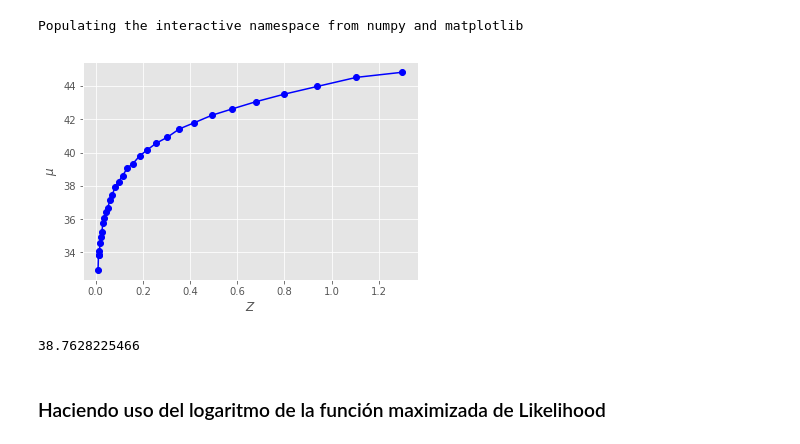
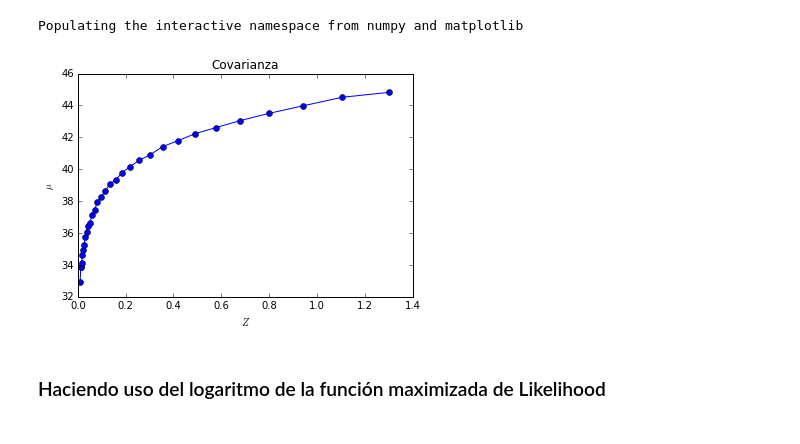
Before and after one commit to CosmoStats/cosmostats2018-jzsmoreno, a Jupyter notebook: Sep/CHubble.ipynb, the cells around one changed output. Saved outputs shown, nothing was run; the diff lists cells and outputs as text; code cells hidden in the pictures.

```diff
--- a/Sep/CHubble.ipynb
+++ b/Sep/CHubble.ipynb
@@ -5,28 +5,32 @@
 # %%
 %pylab inline
 import numpy as np
+import matplotlib
 import matplotlib.pylab as plt
 import scipy.stats as st
 import math
 import random
 from scipy.optimize import fmin
-plt.style.use('ggplot')
+#plt.style.use('ggplot')
+plt.style.use('classic')
+%matplotlib inline
 # %% [output]
 Populating the interactive namespace from numpy and matplotlib
 # %%
 # Abrimos el arch. que contiene los datos
 f1=np.loadtxt('jla_mub_covmatrix.txt',delimiter = '\t',skiprows=0,usecols=[0,0])
 f2=np.loadtxt('jla_mub.txt',delimiter = '\t',skiprows=0,usecols=[0,1])
 covmatrix=f1[:,0]
 z=f2[:,0]
 mud=f2[:,1]
 n=np.size(covmatrix) # Contabilizamos el número de datos que tenemos
 plt.plot(z,mud,'bo', linestyle='-')
+plt.title("Covarianza")
 plt.xlabel("$Z$")
 plt.ylabel("$\mu$")
 plt.show()
 # %% [output]
-[figure, old version]
+[figure, new version]
 # %%
 cov=np.ones((31, 31))
 m=0
@@ -35,10 +39,6 @@ for i in range(31):
         cov[i][j]=covmatrix[m]
         m=m+1
 var=np.diag(cov)
-# %%
-print(np.mean(mud))
-# %% [output]
-38.7628225466
 # %% [markdown]
 ### Haciendo uso del logaritmo de la función maximizada de Likelihood
 # %% [markdown]
```
Also changed, not shown: parts of 9 cells of this notebook.
